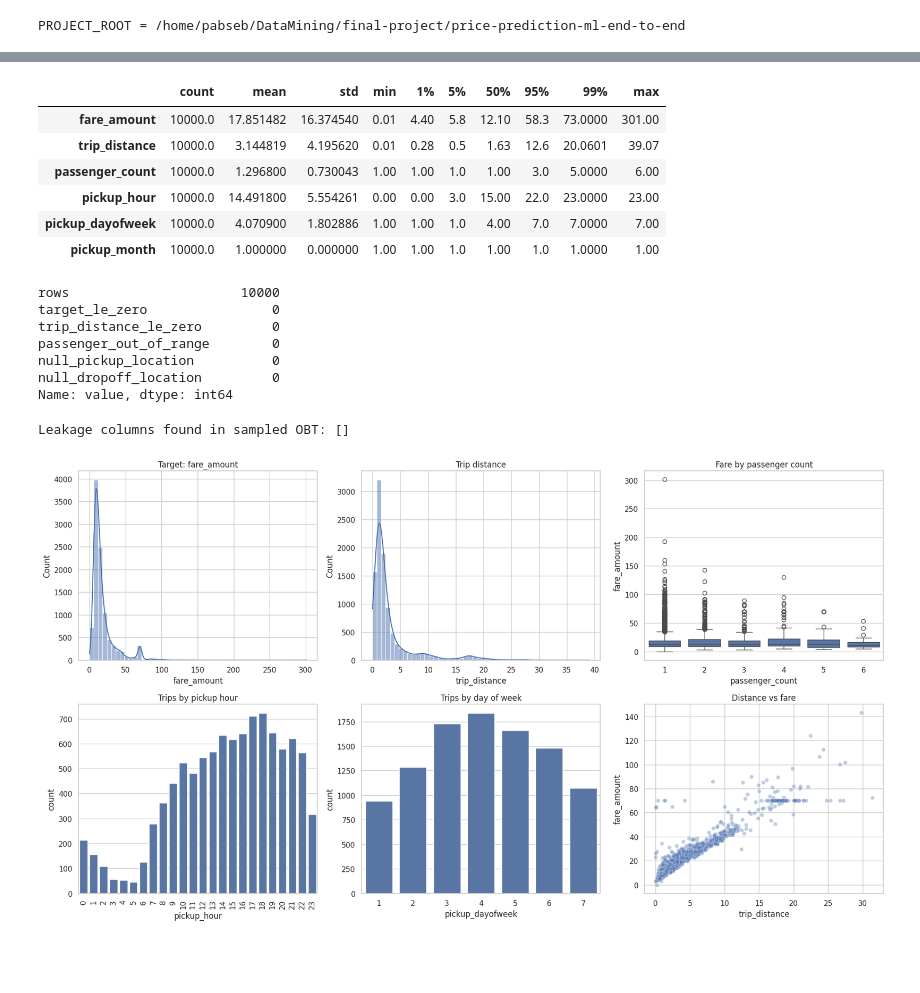
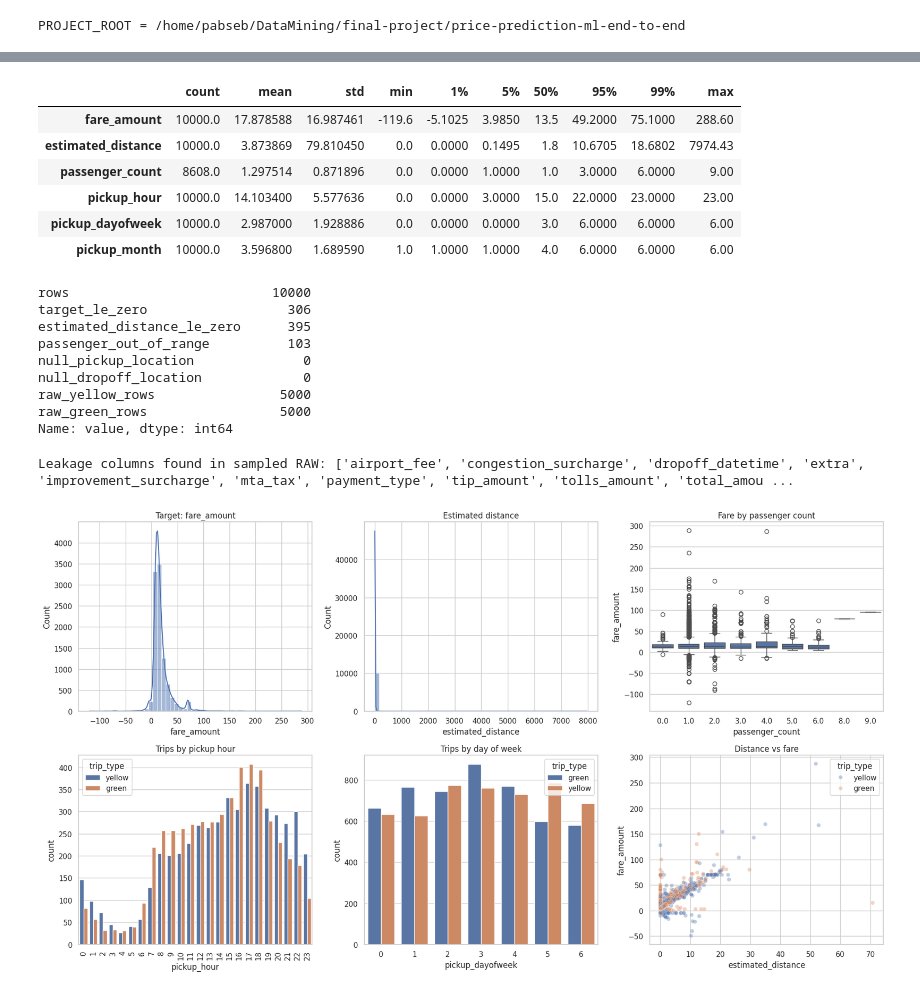
Before and after one commit to jjjulianleon/price-prediction-ml-end-to-end, a Jupyter notebook: notebooks/01_eda.ipynb, the cells around one changed output, grey strips where cells are left out. Cells and saved outputs as stored; diff of their text form; code cells hidden in the pictures; blank space fills up the shorter version.

Commit message:
Proyecto Final ML End-to-end Completado.
Predicción de precios sobre NYC Taxi TLC.

```diff
--- a/notebooks/01_eda.ipynb
+++ b/notebooks/01_eda.ipynb
@@ -47,8 +54,8 @@ import pandas as pd
 import matplotlib.pyplot as plt
 import seaborn as sns
 
-from src.data.ingestion import fetch_sample
-from src.features.build_features import DISTANCE_COLUMN, LEAKAGE_COLUMNS, TARGET_COLUMN, build_candidate_modeling_frame, normalize_raw_taxi_frame
+from src.data.ingestion import balanced_raw_sample_sql, fetch_sample
+from src.features.build_features import DISTANCE_COLUMN, LEAKAGE_COLUMNS, TARGET_COLUMN, add_temporal_features, build_candidate_modeling_frame, normalize_raw_taxi_frame
 from src.utils.config import get_settings
 
 sns.set_theme(style='whitegrid', context='notebook')
@@ -56,14 +63,16 @@ pd.set_option('display.max_columns', 100)
 
 settings = get_settings()
 sample_limit = 10000
+
 raw_sample = fetch_sample(
-    f"SELECT * FROM {settings.raw_table}",
-    sample_pct=1.0,
+    balanced_raw_sample_sql(settings, limit=sample_limit, sample_seed=settings.eda_sample_seed),
     limit=sample_limit,
-    sample_seed=settings.eda_sample_seed,
     settings=settings,
 )
+
 sample_df = normalize_raw_taxi_frame(raw_sample)
+eda_df = add_temporal_features(sample_df)
+
 candidate_df = build_candidate_modeling_frame(
     raw_sample,
     start_date=settings.data_start_date,
@@ -71,10 +80,13 @@ candidate_df = build_candidate_modeling_frame(
 )
 
 assert not raw_sample.empty, 'La muestra raw del EDA esta vacia. Revisa setup/ingest.'
-print('table =', settings.raw_table)
+print('trip_types =', settings.trip_type_label)
 print('raw sample shape =', raw_sample.shape)
 print('raw columns =', raw_sample.columns.tolist())
 print('canonical columns =', sample_df.columns.tolist())
+print('eda columns =', eda_df.columns.tolist())
+print('sample by trip_type =')
+print(sample_df['trip_type'].value_counts(dropna=False).sort_index())
 print('candidate rows after rules =', len(candidate_df))
-sample_df.head()
+eda_df.head()
 # %% [output]
@@ -134,15 +159,15 @@ numeric_cols = [
     'fare_amount', DISTANCE_COLUMN, 'passenger_count', 'pickup_hour',
     'pickup_dayofweek', 'pickup_month'
 ]
-sample_df[numeric_cols].describe(percentiles=[0.01, 0.05, 0.5, 0.95, 0.99]).T
+eda_df[numeric_cols].describe(percentiles=[0.01, 0.05, 0.5, 0.95, 0.99]).T
 # %% [output]
 |  | count | mean | std | min | 1% | 5% | 50% | 95% | 99% | max |
-| fare_amount | 10000.0 | 17.851482 | 16.374540 | 0.01 | 4.40 | 5.8 | 12.10 | 58.3 | 73.0000 | 301.00 |
-| trip_distance | 10000.0 | 3.144819 | 4.195620 | 0.01 | 0.28 | 0.5 | 1.63 | 12.6 | 20.0601 | 39.07 |
-| passenger_count | 10000.0 | 1.296800 | 0.730043 | 1.00 | 1.00 | 1.0 | 1.00 | 3.0 | 5.0000 | 6.00 |
-| pickup_hour | 10000.0 | 14.491800 | 5.554261 | 0.00 | 0.00 | 3.0 | 15.00 | 22.0 | 23.0000 | 23.00 |
-| pickup_dayofweek | 10000.0 | 4.070900 | 1.802886 | 1.00 | 1.00 | 1.0 | 4.00 | 7.0 | 7.0000 | 7.00 |
-| pickup_month | 10000.0 | 1.000000 | 0.000000 | 1.00 | 1.00 | 1.0 | 1.00 | 1.0 | 1.0000 | 1.00 |
+| fare_amount | 10000.0 | 17.878588 | 16.987461 | -119.6 | -5.1025 | 3.9850 | 13.5 | 49.2000 | 75.1000 | 288.60 |
+| estimated_distance | 10000.0 | 3.873869 | 79.810450 | 0.0 | 0.0000 | 0.1495 | 1.8 | 10.6705 | 18.6802 | 7974.43 |
+| passenger_count | 8608.0 | 1.297514 | 0.871896 | 0.0 | 0.0000 | 1.0000 | 1.0 | 3.0000 | 6.0000 | 9.00 |
+| pickup_hour | 10000.0 | 14.103400 | 5.577636 | 0.0 | 0.0000 | 3.0000 | 15.0 | 22.0000 | 23.0000 | 23.00 |
+| pickup_dayofweek | 10000.0 | 2.987000 | 1.928886 | 0.0 | 0.0000 | 0.0000 | 3.0 | 6.0000 | 6.0000 | 6.00 |
+| pickup_month | 10000.0 | 3.596800 | 1.689590 | 1.0 | 1.0000 | 1.0000 | 4.0 | 6.0000 | 6.0000 | 6.00 |
 # %%
 quality_checks = pd.Series({
     'rows': len(sample_df),
@@ -151,39 +176,43 @@ quality_checks = pd.Series({
     'passenger_out_of_range': int(((sample_df['passenger_count'] < 1) | (sample_df['passenger_count'] > 6)).sum()),
     'null_pickup_location': int(sample_df['pickup_location_id'].isna().sum()),
     'null_dropoff_location': int(sample_df['dropoff_location_id'].isna().sum()),
+    'raw_yellow_rows': int((sample_df['trip_type'] == 'yellow').sum()),
+    'raw_green_rows': int((sample_df['trip_type'] == 'green').sum()),
 }, name="value")
 quality_checks
 # %% [output]
-rows                      10000
-target_le_zero                0
-trip_distance_le_zero         0
-passenger_out_of_range        0
-null_pickup_location          0
-null_dropoff_location         0
+rows                          10000
+target_le_zero                  306
+estimated_distance_le_zero      395
+passenger_out_of_range          103
+null_pickup_location              0
+null_dropoff_location             0
+raw_yellow_rows                5000
+raw_green_rows                 5000
 Name: value, dtype: int64
 # %%
 forbidden_found = sorted(set(raw_sample.columns).intersection(LEAKAGE_COLUMNS))
 print('Leakage columns found in sampled RAW:', forbidden_found)
 # %% [output]
-Leakage columns found in sampled OBT: []
+Leakage columns found in sampled RAW: ['airport_fee', 'congestion_surcharge', 'dropoff_datetime', 'extra', 'improvement_surcharge', 'mta_tax', 'payment_type', 'tip_amount', 'tolls_amount', 'total_amou ...
 # %%
 fig, axes = plt.subplots(2, 3, figsize=(18, 10))
-sns.histplot(sample_df['fare_amount'], bins=50, kde=True, ax=axes[0, 0])
+sns.histplot(eda_df['fare_amount'], bins=50, kde=True, ax=axes[0, 0])
 axes[0, 0].set_title('Target: fare_amount')
-sns.histplot(sample_df[DISTANCE_COLUMN], bins=50, kde=True, ax=axes[0, 1])
+sns.histplot(eda_df[DISTANCE_COLUMN], bins=50, kde=True, ax=axes[0, 1])
 axes[0, 1].set_title('Estimated distance')
-sns.boxplot(data=sample_df, x='passenger_count', y='fare_amount', ax=axes[0, 2])
+sns.boxplot(data=eda_df, x='passenger_count', y='fare_amount', ax=axes[0, 2])
 axes[0, 2].set_title('Fare by passenger count')
-sns.countplot(data=sample_df, x='pickup_hour', ax=axes[1, 0])
+sns.countplot(data=eda_df, x='pickup_hour', hue='trip_type', ax=axes[1, 0])
 axes[1, 0].set_title('Trips by pickup hour')
 axes[1, 0].tick_params(axis='x', rotation=90)
-sns.countplot(data=sample_df, x='pickup_dayofweek', ax=axes[1, 1])
+sns.countplot(data=eda_df, x='pickup_dayofweek', hue='trip_type', ax=axes[1, 1])
 axes[1, 1].set_title('Trips by day of week')
-plot_sample = sample_df.sample(min(len(sample_df), 2500), random_state=42)
-sns.scatterplot(data=plot_sample, x=DISTANCE_COLUMN, y='fare_amount', alpha=0.35, ax=axes[1, 2])
+plot_sample = eda_df.sample(min(len(eda_df), 2500), random_state=42)
+sns.scatterplot(data=plot_sample, x=DISTANCE_COLUMN, y='fare_amount', hue='trip_type', alpha=0.35, ax=axes[1, 2])
 axes[1, 2].set_title('Distance vs fare')
 plt.tight_layout()
 # %% [output]
-[figure, old version]
+[figure, new version]
 # %%
 corr_cols = ['fare_amount', DISTANCE_COLUMN, 'passenger_count', 'pickup_hour', 'pickup_dayofweek', 'pickup_month']
```
Also changed, not shown: parts of 7 cells of this notebook, 39 other files.
